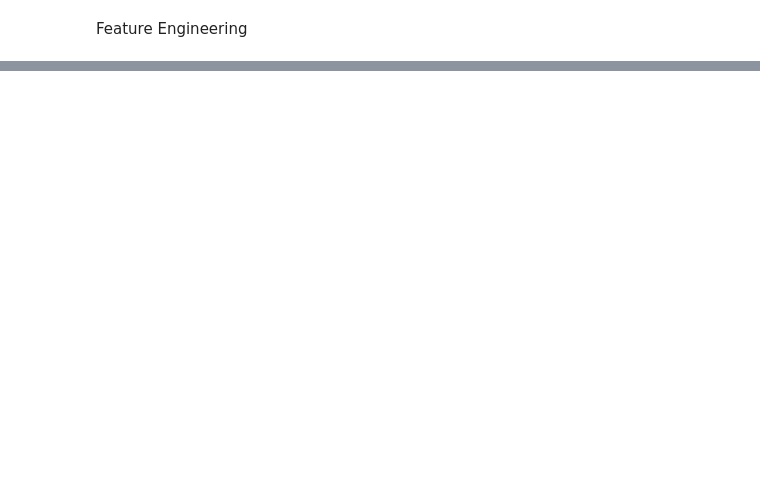
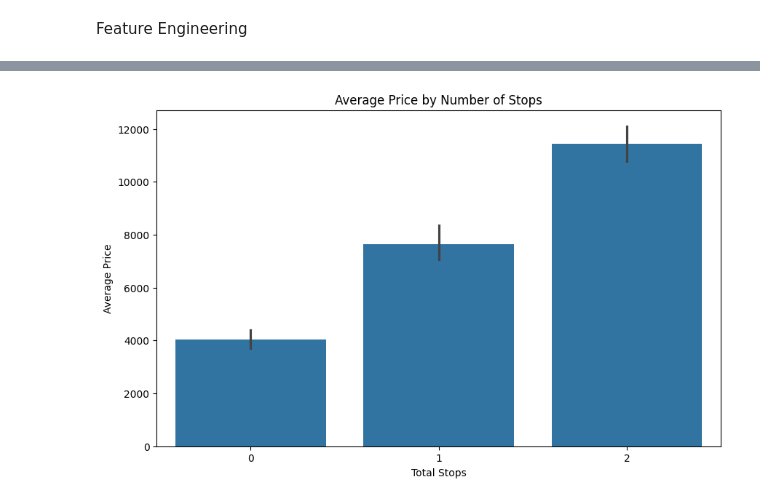
Before and after one commit to ojaspaul123/Projects, a Jupyter notebook: flight_price_analysis_and_prediction.ipynb, the cells around one changed output, grey strips where cells are left out. Saved outputs shown, nothing was run; the diff lists cells and outputs as text; code cells hidden in the pictures; blank space fills up the shorter version.

```diff
--- a/flight_price_analysis_and_prediction.ipynb
+++ b/flight_price_analysis_and_prediction.ipynb
@@ -77,0 +105,10 @@ df.head()
+# %%
+# Average price by number of stops
+plt.figure(figsize=(10, 6))
+sns.barplot(x='Total_Stops', y='Price', data=df, estimator=np.mean)
+plt.title('Average Price by Number of Stops')
+plt.xlabel('Total Stops')
+plt.ylabel('Average Price')
+plt.show()
+# %% [output]
+[figure, added]
```
Also changed, not shown: parts of 5 cells of this notebook.
